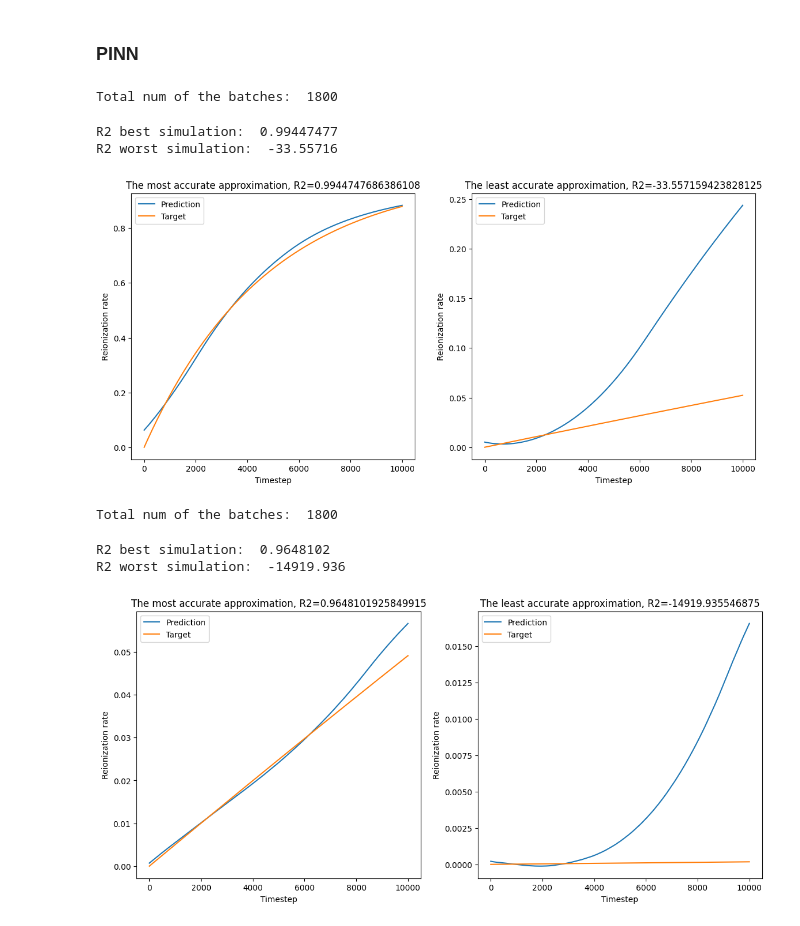
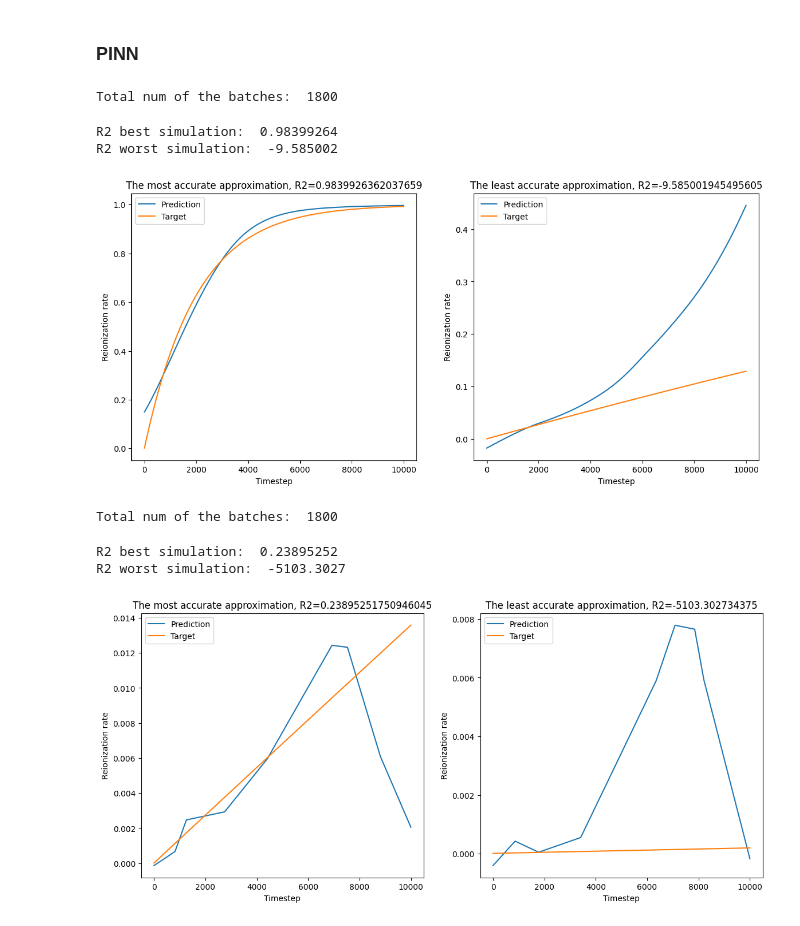
Before and after one commit to CS-433/ml-project-2-lady_bug, a Jupyter notebook: PINN_for_hydrogen_ionization.ipynb, the cells around one changed output. Cells and saved outputs as stored; diff of their text form; code cells hidden in the pictures.

```diff
--- a/PINN_for_hydrogen_ionization.ipynb
+++ b/PINN_for_hydrogen_ionization.ipynb
@@ -448,13 +452,13 @@ R2 worst simulation:  -19522.809
 ### PINN
 # %%
 model_usual = FCN_with_last_activation([3, 8, 8, 8, 8, 1], last_activation=torch.nn.Tanh)
-optimizer = torch.optim.Adam(model.parameters(), lr=1e-3)
+optimizer = torch.optim.Adam(model_usual.parameters(), lr=1e-3)
 scheduler = torch.optim.lr_scheduler.ReduceLROnPlateau(optimizer, factor=0.9, patience=500,)
 
 run = RunAllSimulations('multi_sim_for_usual_samples')
 
 run.data_handler = DataHandlerForAllSimulations(x, y, resample_ood_runs=True, ood_weight=0., normal_weight=1.)
-run.model = model
+run.model = model_usual
 run.optimizer = optimizer
 run.scheduler = scheduler
 run.data_loss = torch.nn.MSELoss()
@@ -464,27 +468,27 @@ run.train(20)
 r2_scores_9 = all_run_eval(run)
 # %% [output]
 Total num of the batches:  1800
-R2 best simulation:  0.99447477
-R2 worst simulation:  -33.55716
+R2 best simulation:  0.98399264
+R2 worst simulation:  -9.585002
-[figure, old version]
+[figure, new version]
 # %%
-model_usual = FCN([3, 8, 8, 8, 8, 1])
-optimizer = torch.optim.Adam(model.parameters(), lr=1e-3)
+model_ood = FCN([3, 8, 8, 8, 8, 1])
+optimizer = torch.optim.Adam(model_ood.parameters(), lr=1e-3)
 scheduler = torch.optim.lr_scheduler.ReduceLROnPlateau(optimizer, factor=0.9, patience=500,)
 
 run = RunAllSimulations('multi_sim_for_ood_samples')
 
 run.data_handler = DataHandlerForAllSimulations(x, y, resample_ood_runs=True, ood_weight=1., normal_weight=0.)
-run.model = model
+run.model = model_ood
 run.optimizer = optimizer
 run.scheduler = scheduler
 run.data_loss = torch.nn.MSELoss()
 run.physics_loss = lambda x, y: physics_loss_varied_gamma_n(x, y, loss_coef=1e5)
 
 run.train(20)
 r2_scores_10 = all_run_eval(run)
 # %% [output]
 Total num of the batches:  1800
-R2 best simulation:  0.9648102
-R2 worst simulation:  -14919.936
+R2 best simulation:  0.23895252
+R2 worst simulation:  -5103.3027
-[figure, old version]
+[figure, new version]
```
Also changed, not shown: parts of 9 cells of this notebook, 1 other file.
